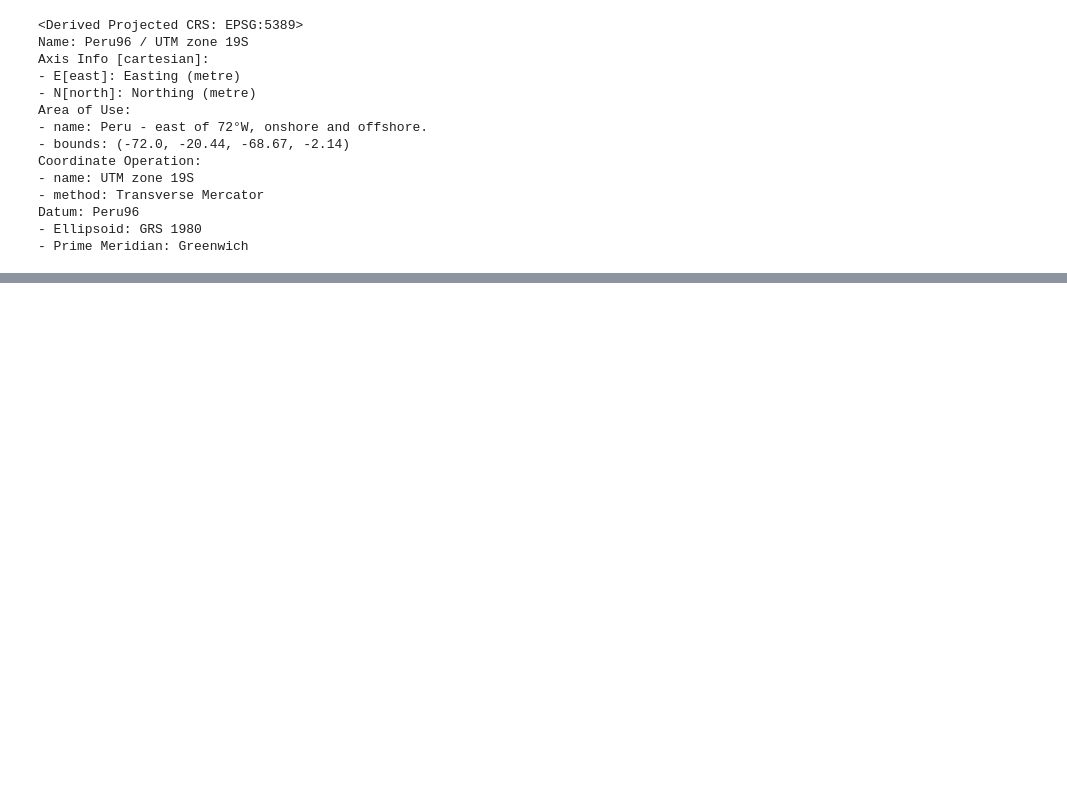
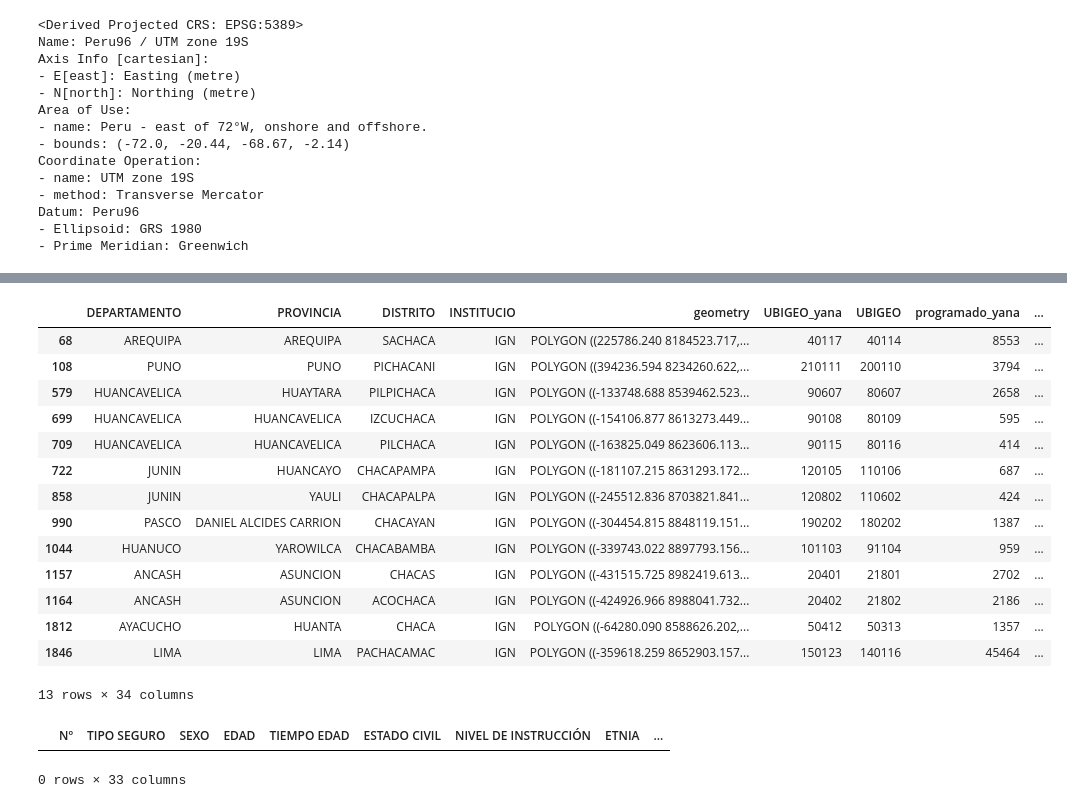
Before and after one commit to MAGALLANESJoseManuel/Midis_Bono600, a Jupyter notebook: PreDataMidis.ipynb, the cells around one changed output, grey strips where cells are left out. Drawn from its saved outputs; the diff is of its cells as text; code cells hidden in the pictures; blank space fills up the shorter version.

```diff
--- a/PreDataMidis.ipynb
+++ b/PreDataMidis.ipynb
@@ -1297,0 +1498,23 @@ midisceplanmap_repro.to_file("midisceplanmap_repro.geojson", driver="GeoJSON")
+# %%
+midisceplanmap_repro[midisceplanmap_repro.DISTRITO.str.contains("CHACA")]
+# %% [output]
+|  | DEPARTAMENTO | PROVINCIA | DISTRITO | INSTITUCIO | geometry | UBIGEO_yana | UBIGEO | programado_yana | ... |
+| 68 | AREQUIPA | AREQUIPA | SACHACA | IGN | POLYGON ((225786.240 8184523.717,... | 40117 | 40114 | 8553 | ... |
+| 108 | PUNO | PUNO | PICHACANI | IGN | POLYGON ((394236.594 8234260.622,... | 210111 | 200110 | 3794 | ... |
+| 579 | HUANCAVELICA | HUAYTARA | PILPICHACA | IGN | POLYGON ((-133748.688 8539462.523... | 90607 | 80607 | 2658 | ... |
+| 699 | HUANCAVELICA | HUANCAVELICA | IZCUCHACA | IGN | POLYGON ((-154106.877 8613273.449... | 90108 | 80109 | 595 | ... |
+| 709 | HUANCAVELICA | HUANCAVELICA | PILCHACA | IGN | POLYGON ((-163825.049 8623606.113... | 90115 | 80116 | 414 | ... |
+| 722 | JUNIN | HUANCAYO | CHACAPAMPA | IGN | POLYGON ((-181107.215 8631293.172... | 120105 | 110106 | 687 | ... |
+| 858 | JUNIN | YAULI | CHACAPALPA | IGN | POLYGON ((-245512.836 8703821.841... | 120802 | 110602 | 424 | ... |
+| 990 | PASCO | DANIEL ALCIDES CARRION | CHACAYAN | IGN | POLYGON ((-304454.815 8848119.151... | 190202 | 180202 | 1387 | ... |
+| 1044 | HUANUCO | YAROWILCA | CHACABAMBA | IGN | POLYGON ((-339743.022 8897793.156... | 101103 | 91104 | 959 | ... |
+| 1157 | ANCASH | ASUNCION | CHACAS | IGN | POLYGON ((-431515.725 8982419.613... | 20401 | 21801 | 2702 | ... |
+| 1164 | ANCASH | ASUNCION | ACOCHACA | IGN | POLYGON ((-424926.966 8988041.732... | 20402 | 21802 | 2186 | ... |
+| 1812 | AYACUCHO | HUANTA | CHACA | IGN | POLYGON ((-64280.090 8588626.202,... | 50412 | 50313 | 1357 | ... |
+| 1846 | LIMA | LIMA | PACHACAMAC | IGN | POLYGON ((-359618.259 8652903.157... | 150123 | 140116 | 45464 | ... |
+13 rows × 34 columns
+# %%
+sinadata[sinadata.DISTRITO=='CHACA']
+# %% [output]
+|  | Nº | TIPO SEGURO | SEXO | EDAD | TIEMPO EDAD | ESTADO CIVIL | NIVEL DE INSTRUCCIÓN | ETNIA | ... |
+0 rows × 33 columns
```
Also changed, not shown: parts of 38 cells of this notebook, 2 other files.
